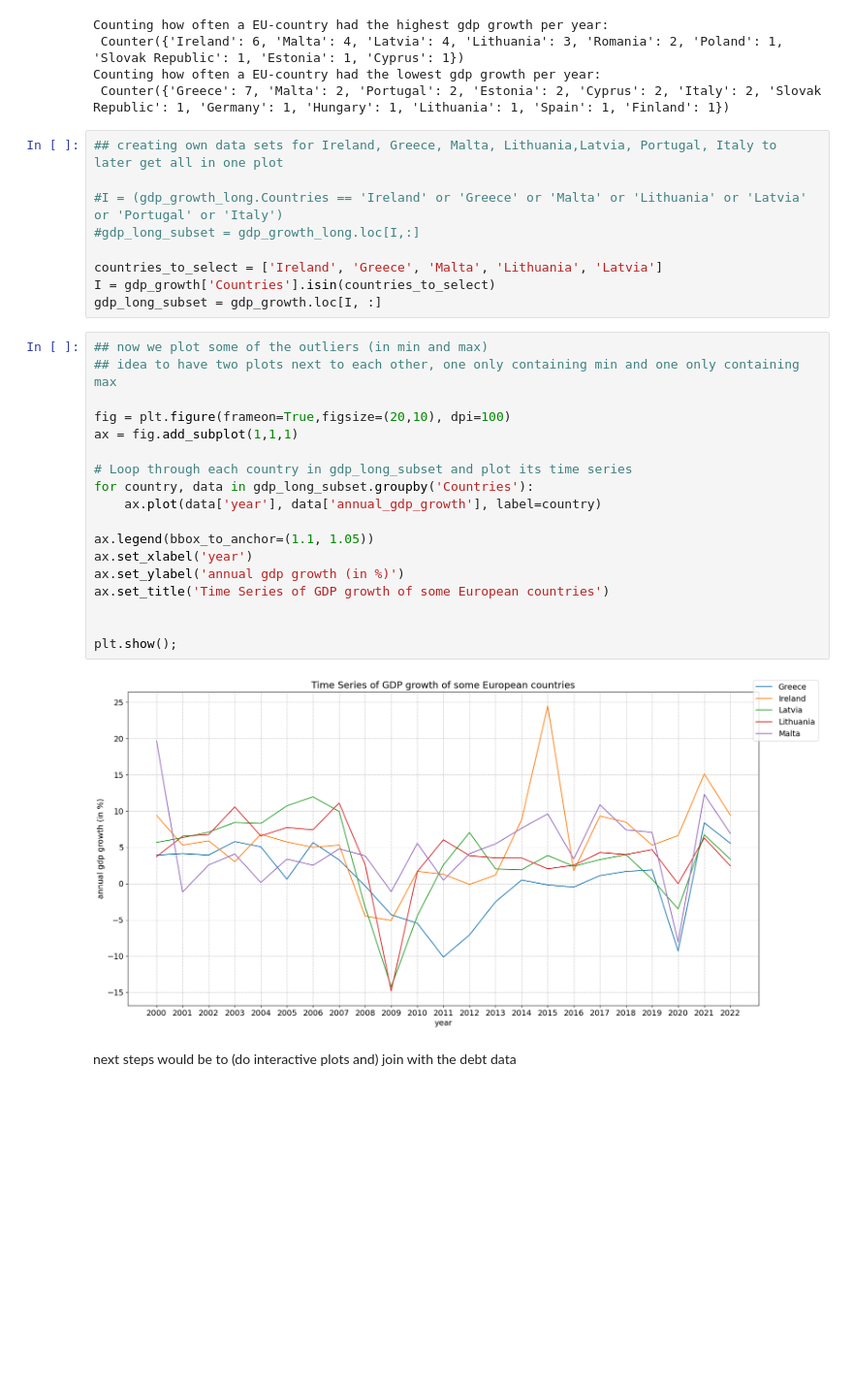
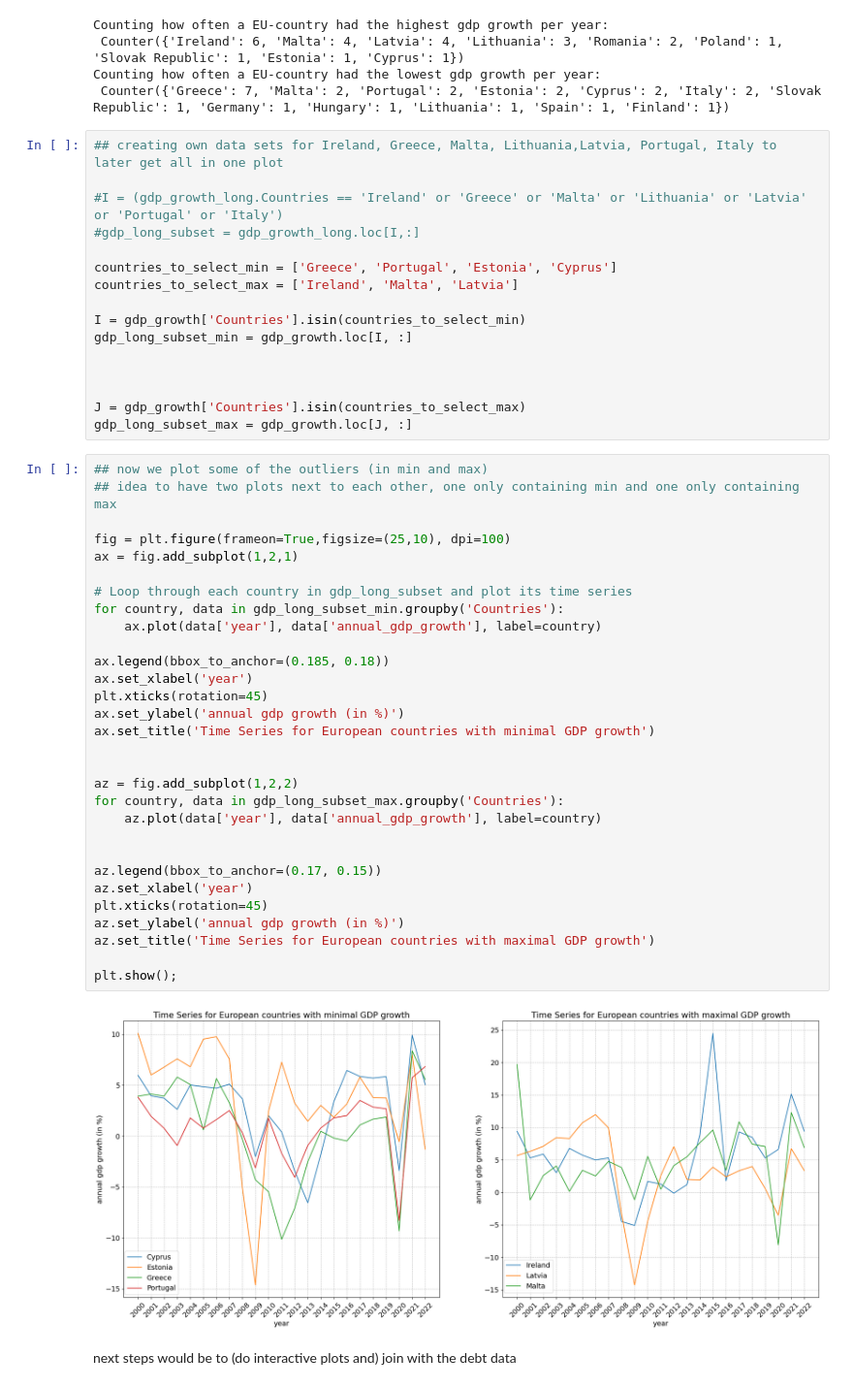
Before and after one commit to NumEconCopenhagen/projects-2024-darja-christian, a Jupyter notebook: dataproject/Darja_Work.ipynb, the cells around one changed output. Shown at 97% size. Saved outputs shown, nothing was run; the diff lists cells and outputs as text; blank space fills up the shorter version.

Commit message:
plots modified

```diff
--- a/dataproject/Darja_Work.ipynb
+++ b/dataproject/Darja_Work.ipynb
@@ -246,29 +245,48 @@ Counting how often a EU-country had the lowest gdp growth per year:
 #I = (gdp_growth_long.Countries == 'Ireland' or 'Greece' or 'Malta' or 'Lithuania' or 'Latvia' or 'Portugal' or 'Italy')
 #gdp_long_subset = gdp_growth_long.loc[I,:]
 
-countries_to_select = ['Ireland', 'Greece', 'Malta', 'Lithuania', 'Latvia']
-I = gdp_growth['Countries'].isin(countries_to_select)
-gdp_long_subset = gdp_growth.loc[I, :]
+countries_to_select_min = ['Greece', 'Portugal', 'Estonia', 'Cyprus']
+countries_to_select_max = ['Ireland', 'Malta', 'Latvia']
+
+I = gdp_growth['Countries'].isin(countries_to_select_min)
+gdp_long_subset_min = gdp_growth.loc[I, :]
+
+
+
+J = gdp_growth['Countries'].isin(countries_to_select_max)
+gdp_long_subset_max = gdp_growth.loc[J, :]
 # %%
 ## now we plot some of the outliers (in min and max)
 ## idea to have two plots next to each other, one only containing min and one only containing max
 
-fig = plt.figure(frameon=True,figsize=(20,10), dpi=100)
-ax = fig.add_subplot(1,1,1)
+fig = plt.figure(frameon=True,figsize=(25,10), dpi=100)
+ax = fig.add_subplot(1,2,1)
 
 # Loop through each country in gdp_long_subset and plot its time series
-for country, data in gdp_long_subset.groupby('Countries'):
+for country, data in gdp_long_subset_min.groupby('Countries'):
     ax.plot(data['year'], data['annual_gdp_growth'], label=country)
 
-ax.legend(bbox_to_anchor=(1.1, 1.05))
+ax.legend(bbox_to_anchor=(0.185, 0.18))
 ax.set_xlabel('year')
+plt.xticks(rotation=45)
 ax.set_ylabel('annual gdp growth (in %)')
-ax.set_title('Time Series of GDP growth of some European countries')
+ax.set_title('Time Series for European countries with minimal GDP growth')
 
 
+az = fig.add_subplot(1,2,2)
+for country, data in gdp_long_subset_max.groupby('Countries'):
+    az.plot(data['year'], data['annual_gdp_growth'], label=country)
+
+
+az.legend(bbox_to_anchor=(0.17, 0.15))
+az.set_xlabel('year')
+plt.xticks(rotation=45)
+az.set_ylabel('annual gdp growth (in %)')
+az.set_title('Time Series for European countries with maximal GDP growth')
+
 plt.show();
 # %% [output]
-[figure, old version]
+[figure, new version]
 # %% [markdown]
 next steps would be to (do interactive plots and) join with the debt data
 # %% [markdown]
```
Also changed, not shown: parts of 2 cells of this notebook.
